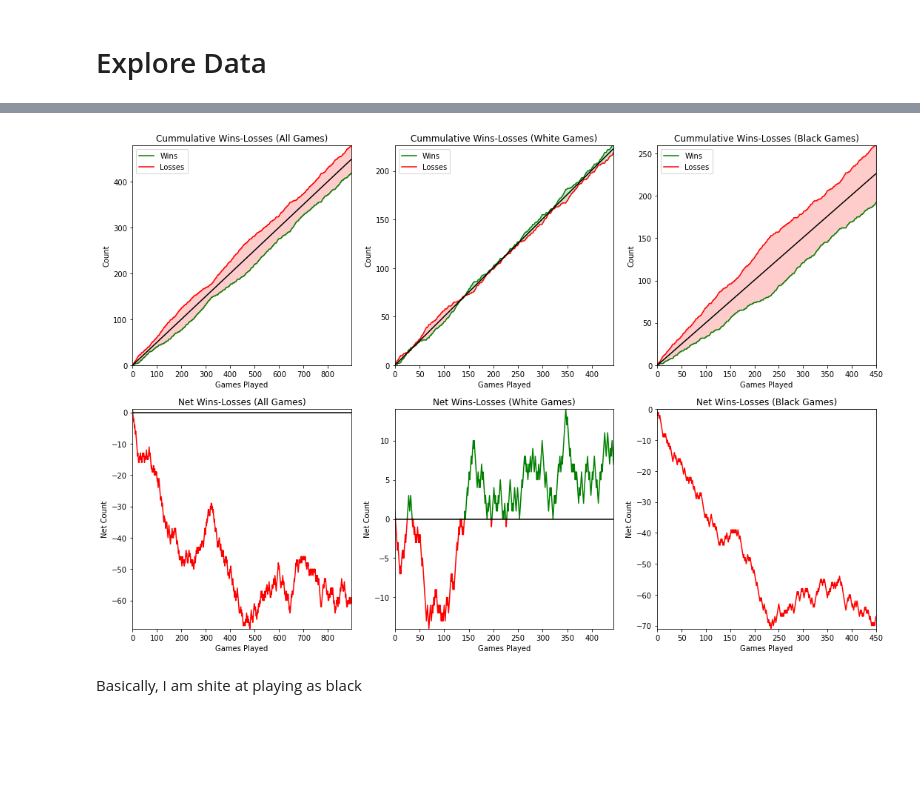
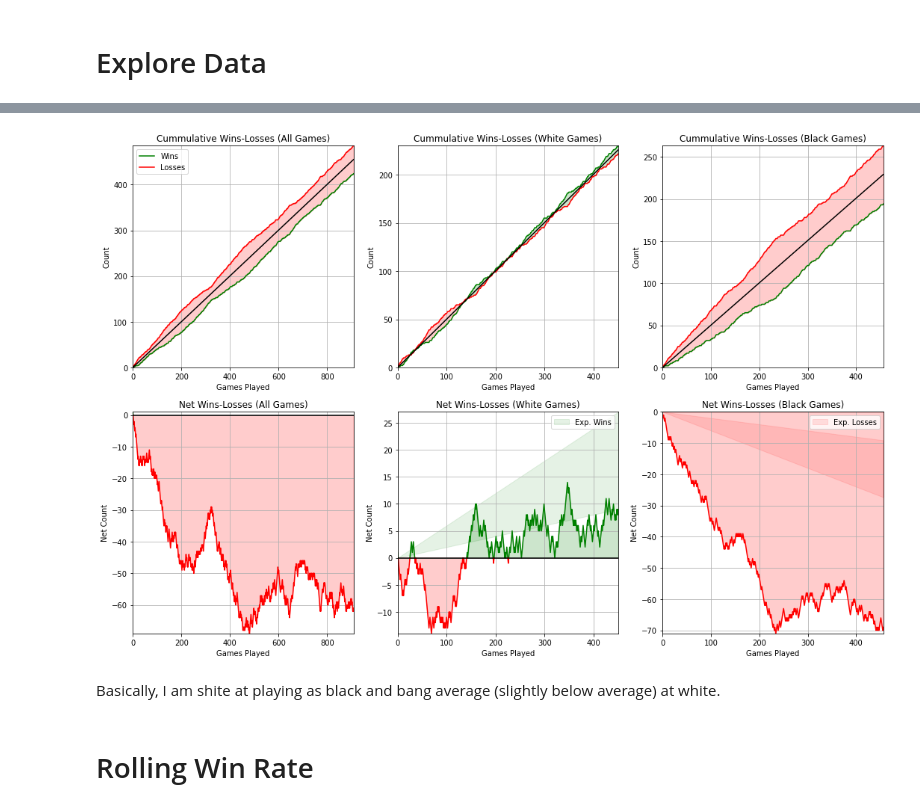
Before and after one commit to dajhutchinson/chess.com, a Jupyter notebook: Game Analysis.ipynb, the cells around one changed output, grey strips where cells are left out. Cells and saved outputs as stored; diff of their text form; code cells hidden in the pictures; blank space fills up the shorter version.

Commit message:
Rolling Win Rates

```diff
--- a/Game Analysis.ipynb
+++ b/Game Analysis.ipynb
@@ -15,6 +16,9 @@ import numpy as np
 import pandas as pd
 import Fetcher as F
 import Reader as R
+# %%
+exp_white_win_rate=(.52,.56)
+exp_black_win_rate=(.44,.48)
 # %% [markdown]
 ## Read Data
 `games.csv` was obtained using `Fetcher.fetch_every_game`.
@@ -196,5 +186,6 @@ Length: 445, dtype: int32
 # %%
-def plot_cum_wins_losses(ax,wins,losses,legend=False,title=None):
+# plot cumulative wins and losses against games
+def plot_cum_wins_losses(ax,wins,losses,legend=False,title=None,colour=None):
     # plot data
     ax.plot(wins,c="green",label="Wins")
     ax.plot(losses,c="red",label="Losses")
@@ -212,10 +203,12 @@ def plot_cum_wins_losses(ax,wins,losses,legend=False,title=None):
     ax.fill_between(x=range(len(wins)),y1=wins,y2=losses, where=(wins<=losses),interpolate=True,color='red',alpha=.2)
     ax.fill_between(x=range(len(wins)),y1=wins,y2=losses, where=(wins>=losses),interpolate=True,color='green',alpha=.2)
 
-    # remove margins
+    # style axes
     ax.margins(0)
+    ax.grid()
 # %%
-def plot_net_cum_wins_losses(ax,wins,losses,legend=False,title=None):
+# plot net cumulative wins and losses against games
+def plot_net_cum_wins_losses(ax,wins,losses,legend=False,title=None,colour=None):
     # calculate net
     net=wins-losses
 
@@ -229,6 +222,10 @@ def plot_net_cum_wins_losses(ax,wins,losses,legend=False,title=None):
     ax.plot(neg,c="red")
     ax.plot(non,c="gray")
 
+    # emphasise difference
+    ax.fill_between(x=range(len(net)),y1=net,y2=0, where=(net<=0),interpolate=True,color='red',alpha=.2)
+    ax.fill_between(x=range(len(net)),y1=net,y2=0, where=(net>=0),interpolate=True,color='green',alpha=.2)
+
     # plot line to show net 0
     ax.axhline(y=0,c="black")
 
@@ -237,19 +234,35 @@ def plot_net_cum_wins_losses(ax,wins,losses,legend=False,title=None):
     ax.set_xlabel("Games Played")
     ax.set_ylabel("Net Count")
 
-    # remove margins
+    # style axes
     ax.margins(0)
+    ax.grid()
+
+    # plot expected wins (white) expect losses (black)
+    if colour=="white":
+        upper_bound=(pd.Series(list(range(len(net))))*(exp_white_win_rate[1]-.5)).tolist()
+        lower_bound=(pd.Series(list(range(len(net))))*(exp_white_win_rate[0]-.5)).tolist()
+        ax.fill_between(x=list(range(len(net))),y1=upper_bound,y2=lower_bound,interpolate=True,color="green",alpha=.1,label="Exp. Wins")
+    elif colour=="black":
+        upper_bound=(pd.Series(list(range(len(net))))*(exp_black_win_rate[1]-.5)).tolist()
+        lower_bound=(pd.Series(list(range(len(net))))*(exp_black_win_rate[0]-.5)).tolist()
+        ax.fill_between(x=list(range(len(net))),y1=upper_bound,y2=lower_bound,interpolate=True,color="red",alpha=.1,label="Exp. Losses")
+
+    if legend:
+        ax.legend()
 # %%
 fig,ax=plt.subplots(nrows=2,ncols=3,figsize=(18,12))
 
 plot_cum_wins_losses(ax[0,0],cum_wins_all,cum_losses_all,legend=True,title="Cummulative Wins-Losses (All Games)")
-plot_cum_wins_losses(ax[0,1],cum_wins_white,cum_losses_white,legend=True,title="Cummulative Wins-Losses (White Games)")
-plot_cum_wins_losses(ax[0,2],cum_wins_black,cum_losses_black,legend=True,title="Cummulative Wins-Losses (Black Games)")
+plot_cum_wins_losses(ax[0,1],cum_wins_white,cum_losses_white,title="Cummulative Wins-Losses (White Games)")
+plot_cum_wins_losses(ax[0,2],cum_wins_black,cum_losses_black,title="Cummulative Wins-Losses (Black Games)")
 
-plot_net_cum_wins_losses(ax[1,0],cum_wins_all,cum_losses_all,legend=True,title="Net Wins-Losses (All Games)")
-plot_net_cum_wins_losses(ax[1,1],cum_wins_white,cum_losses_white,legend=True,title="Net Wins-Losses (White Games)")
-plot_net_cum_wins_losses(ax[1,2],cum_wins_black,cum_losses_black,legend=True,title="Net Wins-Losses (Black Games)")
+plot_net_cum_wins_losses(ax[1,0],cum_wins_all,cum_losses_all,legend=False,title="Net Wins-Losses (All Games)")
+plot_net_cum_wins_losses(ax[1,1],cum_wins_white,cum_losses_white,legend=True,title="Net Wins-Losses (White Games)",colour="white")
+plot_net_cum_wins_losses(ax[1,2],cum_wins_black,cum_losses_black,legend=True,title="Net Wins-Losses (Black Games)",colour="black")
 # %% [output]
-[figure, old version]
+[figure, new version]
 # %% [markdown]
-Basically, I am shite at playing as black
+Basically, I am shite at playing as black and bang average (slightly below average) at white.
+# %% [markdown]
+# Rolling Win Rate
```
Also changed, not shown: parts of 14 cells of this notebook.
